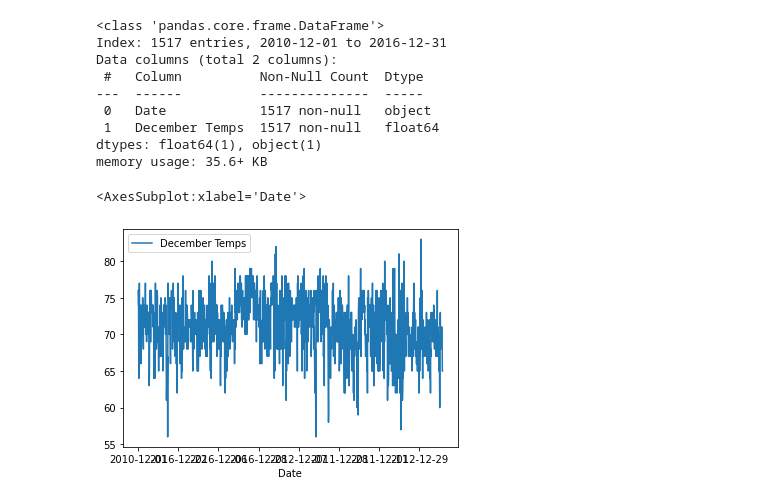
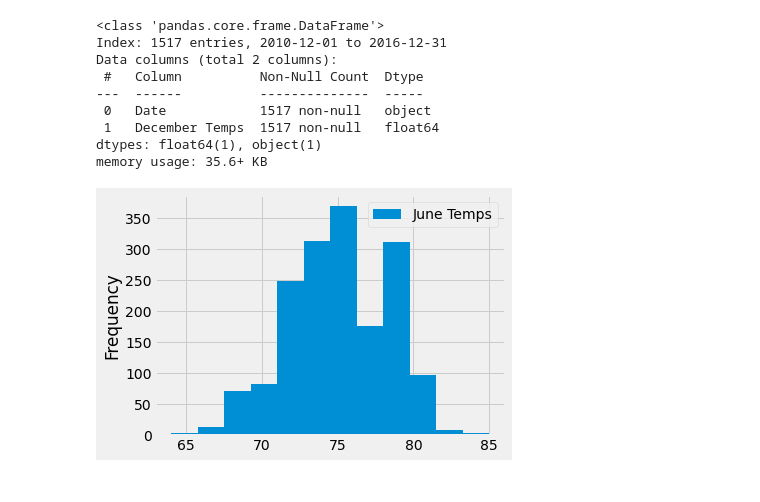
Before and after one commit to tkirk70/surfs_up, a Jupyter notebook: SurfsUp_Challenge.ipynb, the cells around one changed output. Drawn from its saved outputs; the diff is of its cells as text; code cells hidden in the pictures.

```diff
--- a/SurfsUp_Challenge_starter_code.ipynb
+++ b/SurfsUp_Challenge.ipynb
@@ -10,3 +10,8 @@ import sqlalchemy
 from sqlalchemy.ext.automap import automap_base
 from sqlalchemy.orm import Session
 from sqlalchemy import create_engine, func
+# %%
+%matplotlib inline
+from matplotlib import style
+style.use('fivethirtyeight')
+import matplotlib.pyplot as plt
@@ -48,7 +64,9 @@ for x in result:
 from sqlalchemy import extract
 
 # 2. Write a query that filters the Measurement table to retrieve the temperatures for the month of June. )
-jun_results = session.query(Measurement.date, Measurement.tobs).filter(func.strftime("%m", Measurement.date) == "06")
+# Both filters work using extract() or using func.srtftime().
+jun_results = session.query(Measurement.date, Measurement.tobs).filter(extract('month', Measurement.date) == '06')
+# jun_results = session.query(Measurement.date, Measurement.tobs).filter(func.strftime("%m", Measurement.date) == "06")
 # %%
 #  3. Convert the June temperatures to a list.
 # results = session.query(Measurement.date, Measurement.tobs).all()
@@ -241,8 +214,8 @@ Data columns (total 2 columns):
  1   December Temps  1517 non-null   float64
 dtypes: float64(1), object(1)
 memory usage: 35.6+ KB
-# %%
-dec_df.plot()
-# %% [output]
-<AxesSubplot:xlabel='Date'>
-[figure, removed]
+# %%
+jun_df.plot.hist(bins=12)
+plt.tight_layout()
+# %% [output]
+[figure, added]
```
Also changed, not shown: parts of 22 cells of this notebook, 6 other files.
